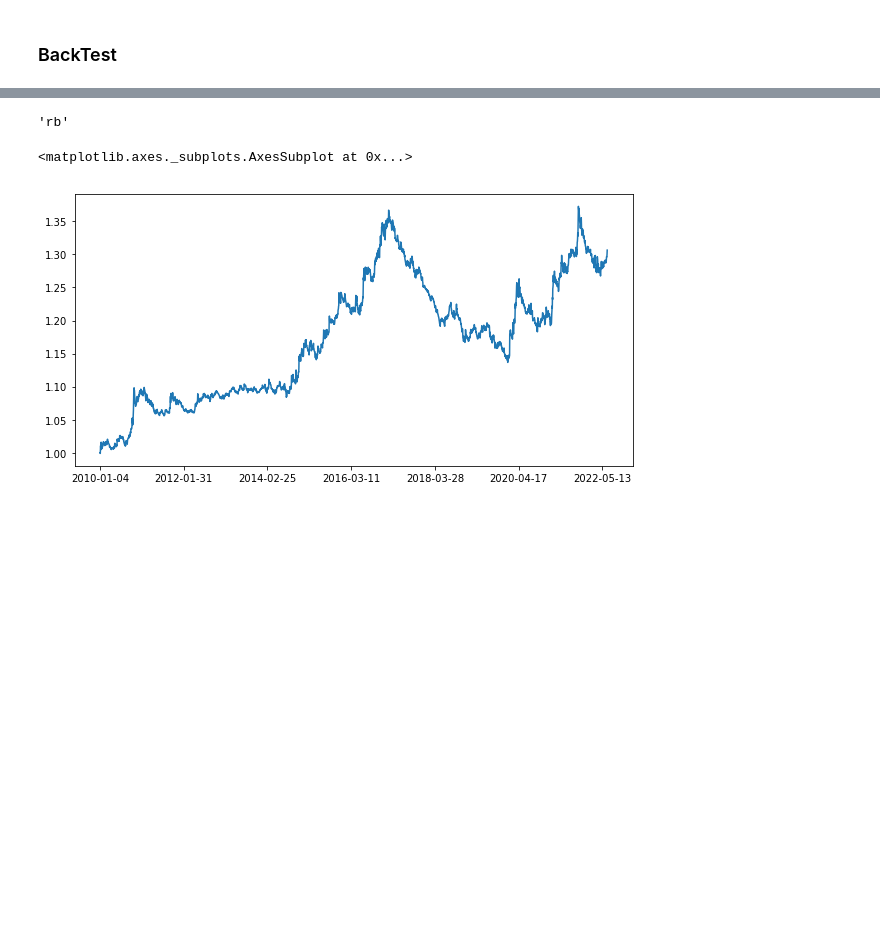
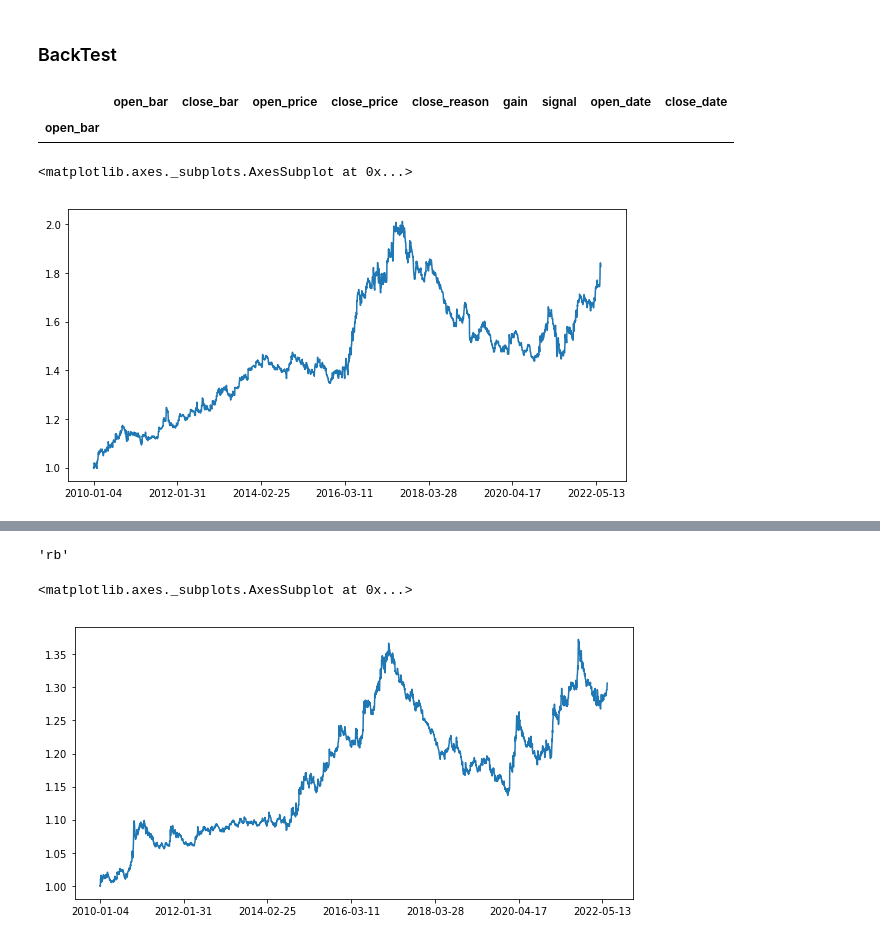
Before and after one commit to RichardS0268/CTA_Trend, a Jupyter notebook: CTA_data.ipynb, the cells around one changed output, grey strips where cells are left out. Saved outputs shown, nothing was run; the diff lists cells and outputs as text; code cells hidden in the pictures; blank space fills up the shorter version.

```diff
--- a/CTA_data.ipynb
+++ b/CTA_data.ipynb
@@ -454,8 +464,8 @@ def log_patch(trading_log):
 # %%
 def Trading_trace(COM_5, tick, COM_5_VTD):
     ## trigger execution
-    BUY_log = BUY_Trade(COM_5, tick, logger=False)
-    SELL_log = SELL_Trade(COM_5, tick, logger=False)
+    BUY_log = BUY_Trade(COM_5, tick, logger=True)
+    SELL_log = SELL_Trade(COM_5, tick, logger=True)
 
     buy = BUY_log.set_index('open_bar', drop=False)
     sell = SELL_log.set_index('open_bar', drop=False)
@@ -502,0 +501,2 @@ def Trading_trace(COM_5, tick, COM_5_VTD):
+# %%
+tmp_logs = Trading_trace(COM_5, 0, COM_5_VTD)
@@ -572,17 +628,31 @@ def Simulation(Balance, COM_5, trading_log, SYM_VTD, dc_change):
 # Balance_BUY = Simulation(trading_log_buy)
 # Balance_SELL = Simulation(trading_log_sell)
 # %%
-# Balance = pd.DataFrame()
-# Balance = Balance.reindex(BACKTEST_VTD)
-# Balance['Account']  = np.zeros(Balance.shape[0])
-# Balance['interday_profit'] = np.zeros(Balance.shape[0])
-# Balance['holding_profit'] = np.zeros(Balance.shape[0])
-# Balance['holding_pos'] = np.zeros(Balance.shape[0])
-# Balance['dc_change_gap'] = np.zeros(Balance.shape[0])
+Balance = pd.DataFrame()
+Balance = Balance.reindex(BACKTEST_VTD)
+Balance['Account']  = np.zeros(Balance.shape[0])
+Balance['interday_profit'] = np.zeros(Balance.shape[0])
+Balance['holding_profit'] = np.zeros(Balance.shape[0])
+Balance['holding_pos'] = np.zeros(Balance.shape[0])
+Balance['dc_change_gap'] = np.zeros(Balance.shape[0])
 
-# dc_change = Dominant_change(scom)
+dc_change = Dominant_change(scom)
 
-# Balance_ALL = Simulation(Balance, COM_5, trading_log_all, COM_5_VTD, dc_change)
+Balance_ALL = Simulation(Balance, COM_5, tmp_logs[2], COM_5_VTD, dc_change)
+# %%
+Balance_ALL['d_gain'] = Balance_ALL['interday_profit'] + Balance_ALL['holding_profit'] +  Balance_ALL['dc_change_gap']
+Balance_ALL['Pnl'] = Balance_ALL['d_gain'].cumsum()/INIT_CAP + 1
+# %%
+tmp_logs[2].loc[tmp_logs[2]['close_reason']=='Profit_Cut']
+# %% [output]
+|  | open_bar | close_bar | open_price | close_price | close_reason | gain | signal | open_date | close_date |
+| open_bar |  |  |  |  |  |  |  |  |  |
+# %%
+fig, axes = plt.subplots(figsize=(10, 5))
+Balance_ALL['Pnl'].plot()
+# %% [output]
+<matplotlib.axes._subplots.AxesSubplot at 0x...>
+[figure, added]
 # %%
 ## Simulate Single Symbol
 def Simulation_all_in_one(scom, sig_filter, backtest_tick, logger):
```
Also changed, not shown: parts of 14 cells of this notebook, 8 other files.
